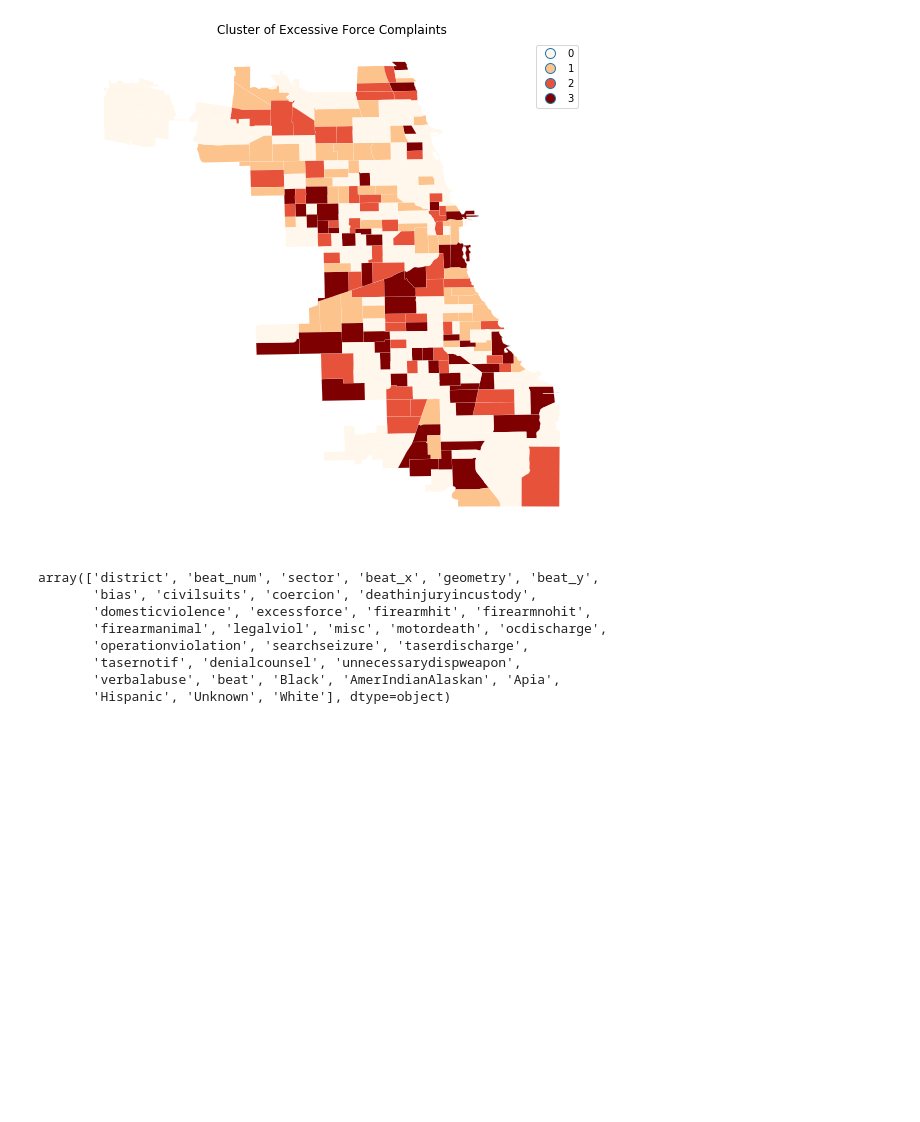
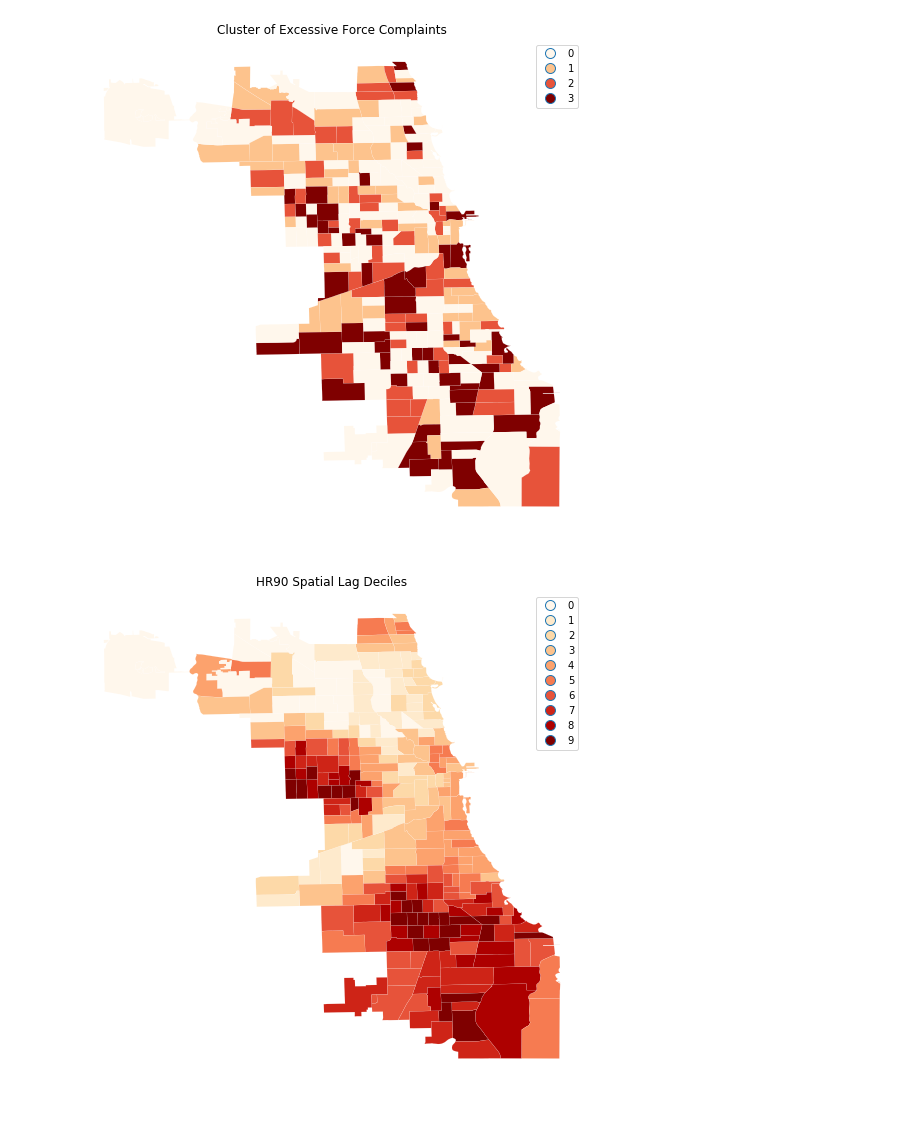
Before and after one commit to changuage/policecomplaints, a Jupyter notebook: Develop/notebooks/Map.ipynb, the cells around one changed output. Saved outputs shown, nothing was run; the diff lists cells and outputs as text; code cells hidden in the pictures; blank space fills up the shorter version.

```diff
--- a/Develop/notebooks/Map.ipynb
+++ b/Develop/notebooks/Map.ipynb
@@ -134,14 +136,22 @@ plt.title("Cluster of Excessive Force Complaints")
 plt.show()
 # %% [output]
 [figure]
-# %%
-total_beat.columns.values
-# %% [output]
-array(['district', 'beat_num', 'sector', 'beat_x', 'geometry', 'beat_y',
-       'bias', 'civilsuits', 'coercion', 'deathinjuryincustody',
-       'domesticviolence', 'excessforce', 'firearmhit', 'firearmnohit',
-       'firearmanimal', 'legalviol', 'misc', 'motordeath', 'ocdischarge',
-       'operationviolation', 'searchseizure', 'taserdischarge',
-       'tasernotif', 'denialcounsel', 'unnecessarydispweapon',
-       'verbalabuse', 'beat', 'Black', 'AmerIndianAlaskan', 'Apia',
-       'Hispanic', 'Unknown', 'White'], dtype=object)
+# %%
+data = total_beat
+data = data.fillna(0)
+# %%
+W = ps.weights.Queen.from_dataframe(data)
+W.transform = 'r'
+# %%
+HR90Lag = ps.lag_spatial(W, data.Black)
+HR90LagQ10 = ps.Quantiles(HR90Lag, k=10)
+f, ax = plt.subplots(1, figsize=(9, 9))
+beats_gpd.assign(cl=HR90LagQ10.yb).plot(column='cl', categorical=True, \
+        k=10, cmap='OrRd', linewidth=0.1, ax=ax, \
+        edgecolor='white', legend=True)
+ax.set_axis_off()
+plt.title("HR90 Spatial Lag Deciles")
+
+plt.show()
+# %% [output]
+[figure, added]
```
Also changed, not shown: parts of 8 cells of this notebook, 10 other files.
